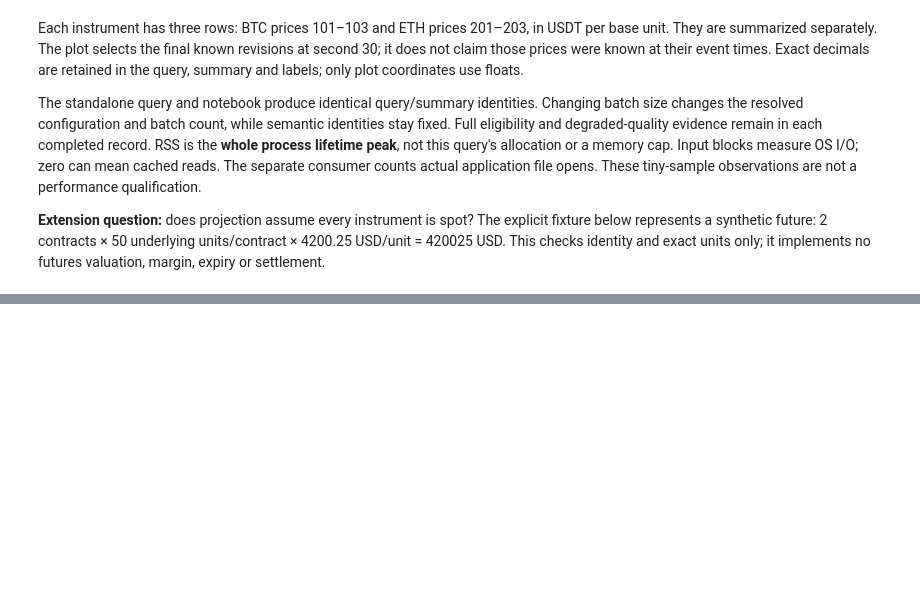
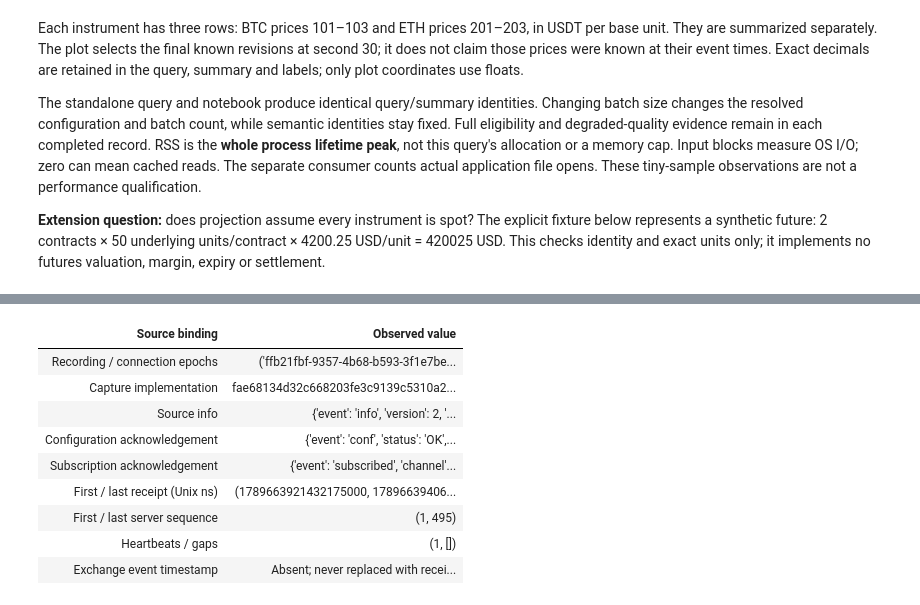
Before and after one commit to lixuanguang/alpha-research-lab-private, a Jupyter notebook: examples/research-foundations.ipynb, the cells around one changed output, grey strips where cells are left out. Drawn from its saved outputs; the diff is of its cells as text; code cells hidden in the pictures; blank space fills up the shorter version.

```diff
--- a/examples/research-foundations.ipynb
+++ b/examples/research-foundations.ipynb
@@ -1736,0 +1776,51 @@ source, hosted service, feature platform or lifecycle implementation is introduc
+# %%
+# project library imports
+from alpha_research.data.live.book import Wire
+
+negotiation = {}
+first_receipt_ns = last_receipt_ns = None
+first_sequence = last_sequence = None
+for record in CaptureJournal(bitfinex_directory, bitfinex_request).records():
+    if record.kind != "frame":
+        continue
+    first_receipt_ns = first_receipt_ns or record.received_ns
+    last_receipt_ns = record.received_ns
+    frame = Wire.decode(record.raw)
+    if isinstance(frame, dict):
+        control = Wire.mapping(frame)
+        if control.get("event") in ("info", "conf", "subscribed"):
+            negotiation[str(control["event"])] = control
+    else:
+        sequence = Wire.integer(Wire.array(frame)[2])
+        first_sequence = sequence if first_sequence is None else first_sequence
+        last_sequence = sequence
+assert negotiation["info"]["version"] == 2
+assert negotiation["conf"]["flags"] == 65536
+assert negotiation["subscribed"]["symbol"] == bitfinex_request.config.symbol
+assert negotiation["subscribed"]["prec"] == "R0"
+assert summary["last_source_time"] is None
+NotebookDisplay.show_table(
+    ("Source binding", "Observed value"),
+    [
+        ("Recording / connection epochs", (bitfinex_request.recording_id, summary["epochs"])),
+        ("Capture implementation", bitfinex_request.implementation_identity),
+        ("Source info", negotiation["info"]),
+        ("Configuration acknowledgement", negotiation["conf"]),
+        ("Subscription acknowledgement", negotiation["subscribed"]),
+        ("First / last receipt (Unix ns)", (first_receipt_ns, last_receipt_ns)),
+        ("First / last server sequence", (first_sequence, last_sequence)),
+        ("Heartbeats / gaps", (summary["heartbeats"], summary["gaps"])),
+        ("Exchange event timestamp", "Absent; never replaced with receipt time"),
+    ],
+)
+# %% [output]
+| Source binding | Observed value |
+| Recording / connection epochs | ('ffb21fbf-9357-4b68-b593-3f1e7be... |
+| Capture implementation | fae68134d32c668203fe3c9139c5310a2... |
+| Source info | {'event': 'info', 'version': 2, '... |
+| Configuration acknowledgement | {'event': 'conf', 'status': 'OK',... |
+| Subscription acknowledgement | {'event': 'subscribed', 'channel'... |
+| First / last receipt (Unix ns) | (1789663921432175000, 17896639406... |
+| First / last server sequence | (1, 495) |
+| Heartbeats / gaps | (1, []) |
+| Exchange event timestamp | Absent; never replaced with recei... |
```
Also changed, not shown: parts of 18 cells of this notebook, 10 other files.
